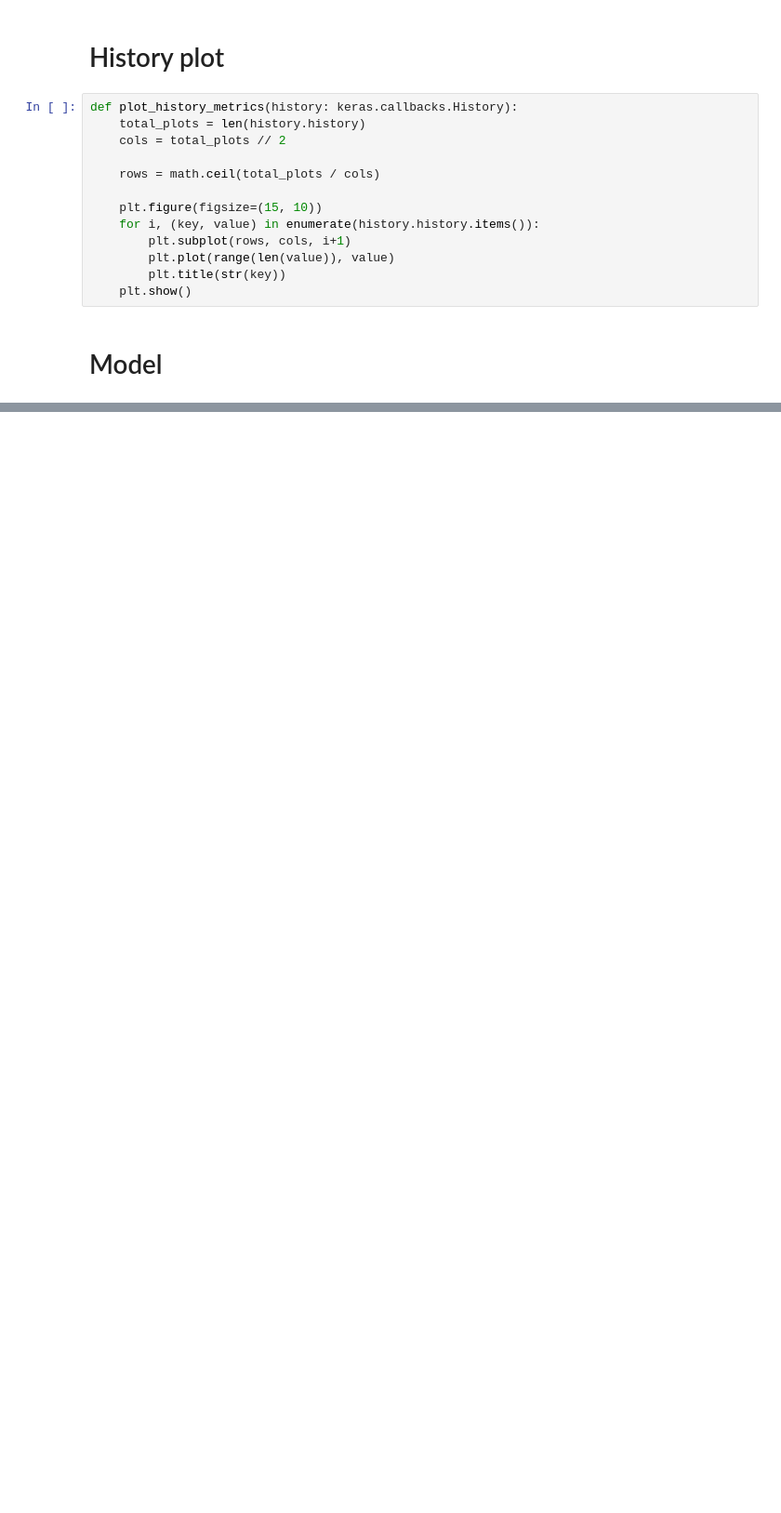
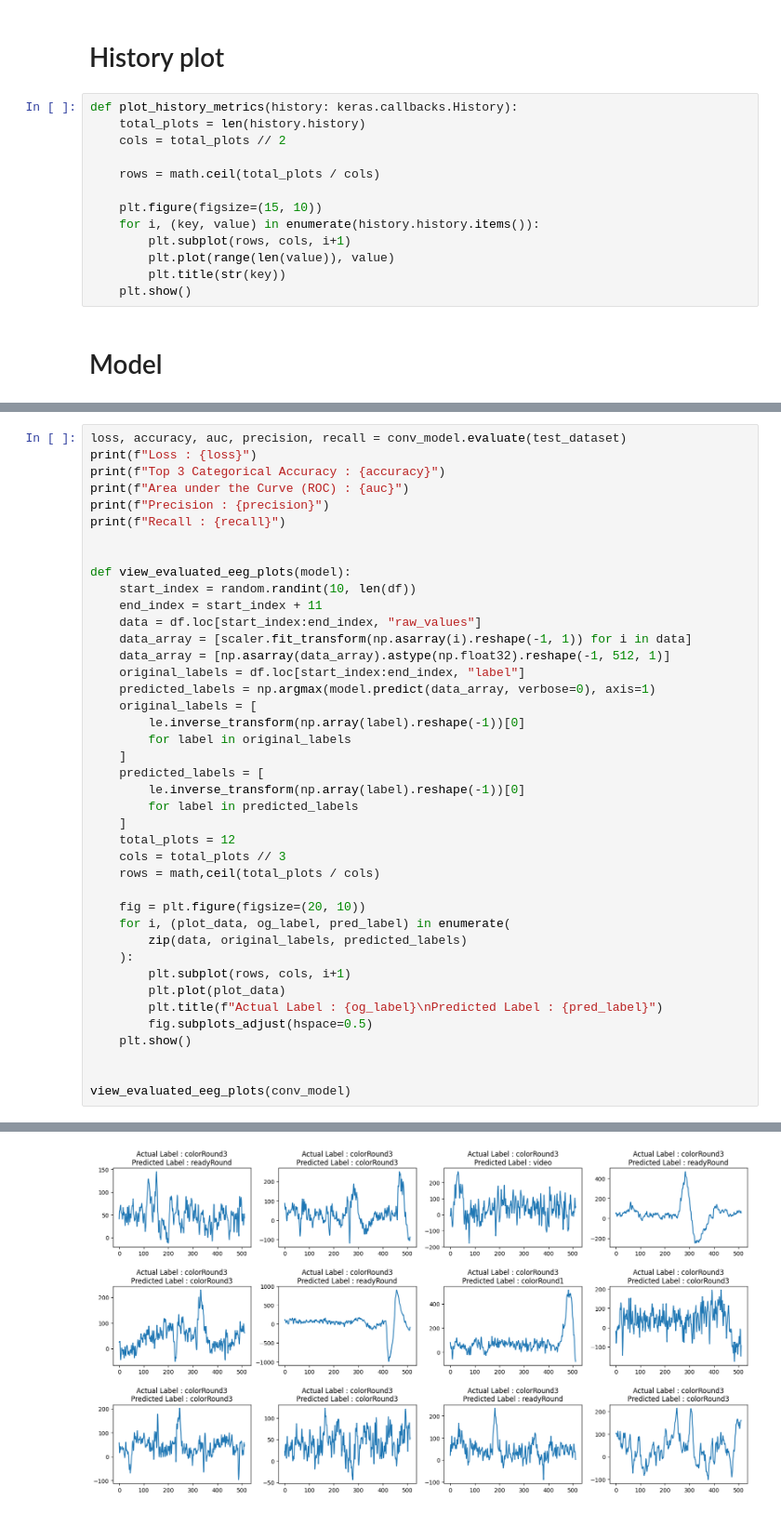
Before and after one commit to MajidNoorani/action-identification-with-Electroencephalogram-Signal, a Jupyter notebook: Action_Identification_on_Electroencephalogram_Signals.ipynb, the cells around one changed output, grey strips where cells are left out. Shown at 93% size. Drawn from its saved outputs; the diff is of its cells as text; blank space fills up the shorter version.

```diff
--- a/Action_Identification_on_Electroencephalogram_Signals.ipynb
+++ b/Action_Identification_on_Electroencephalogram_Signals.ipynb
@@ -325,0 +443,42 @@ def create_model():
+# %%
+loss, accuracy, auc, precision, recall = conv_model.evaluate(test_dataset)
+print(f"Loss : {loss}")
+print(f"Top 3 Categorical Accuracy : {accuracy}")
+print(f"Area under the Curve (ROC) : {auc}")
+print(f"Precision : {precision}")
+print(f"Recall : {recall}")
+
+
+def view_evaluated_eeg_plots(model):
+    start_index = random.randint(10, len(df))
+    end_index = start_index + 11
+    data = df.loc[start_index:end_index, "raw_values"]
+    data_array = [scaler.fit_transform(np.asarray(i).reshape(-1, 1)) for i in data]
+    data_array = [np.asarray(data_array).astype(np.float32).reshape(-1, 512, 1)]
+    original_labels = df.loc[start_index:end_index, "label"]
+    predicted_labels = np.argmax(model.predict(data_array, verbose=0), axis=1)
+    original_labels = [
+        le.inverse_transform(np.array(label).reshape(-1))[0]
+        for label in original_labels
+    ]
+    predicted_labels = [
+        le.inverse_transform(np.array(label).reshape(-1))[0]
+        for label in predicted_labels
+    ]
+    total_plots = 12
+    cols = total_plots // 3
+    rows = math,ceil(total_plots / cols)
+
+    fig = plt.figure(figsize=(20, 10))
+    for i, (plot_data, og_label, pred_label) in enumerate(
+        zip(data, original_labels, predicted_labels)
+    ):
+        plt.subplot(rows, cols, i+1)
+        plt.plot(plot_data)
+        plt.title(f"Actual Label : {og_label}\nPredicted Label : {pred_label}")
+        fig.subplots_adjust(hspace=0.5)
+    plt.show()
+
+
+view_evaluated_eeg_plots(conv_model)
+# %% [output]
@@ -325,0 +491 @@ def create_model():
+[figure, added]
```
Also changed, not shown: parts of 31 cells of this notebook.
